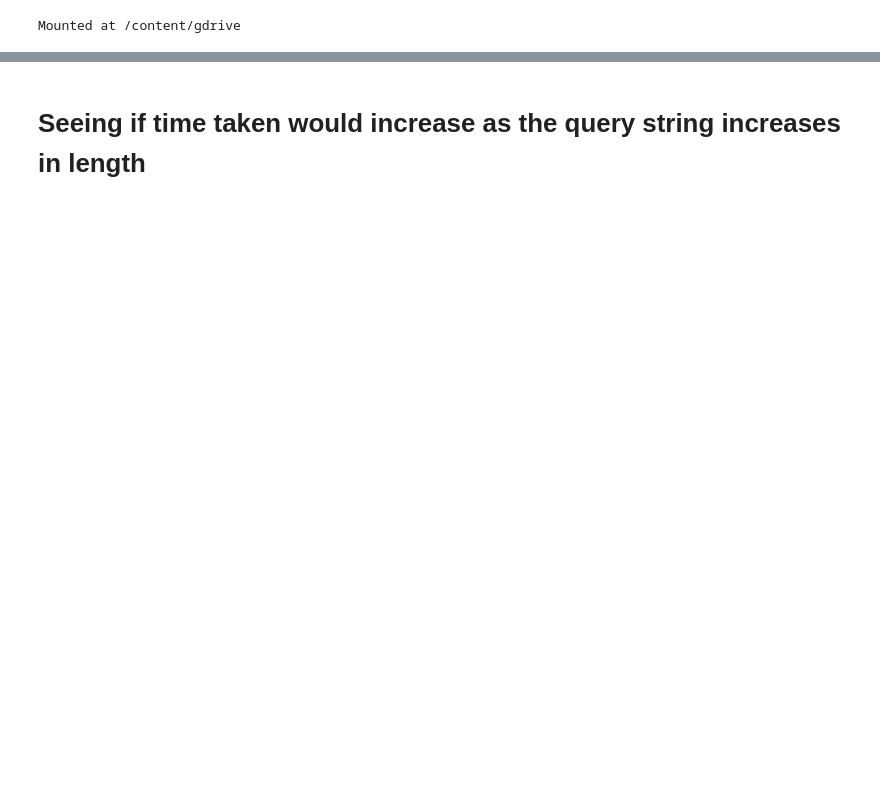
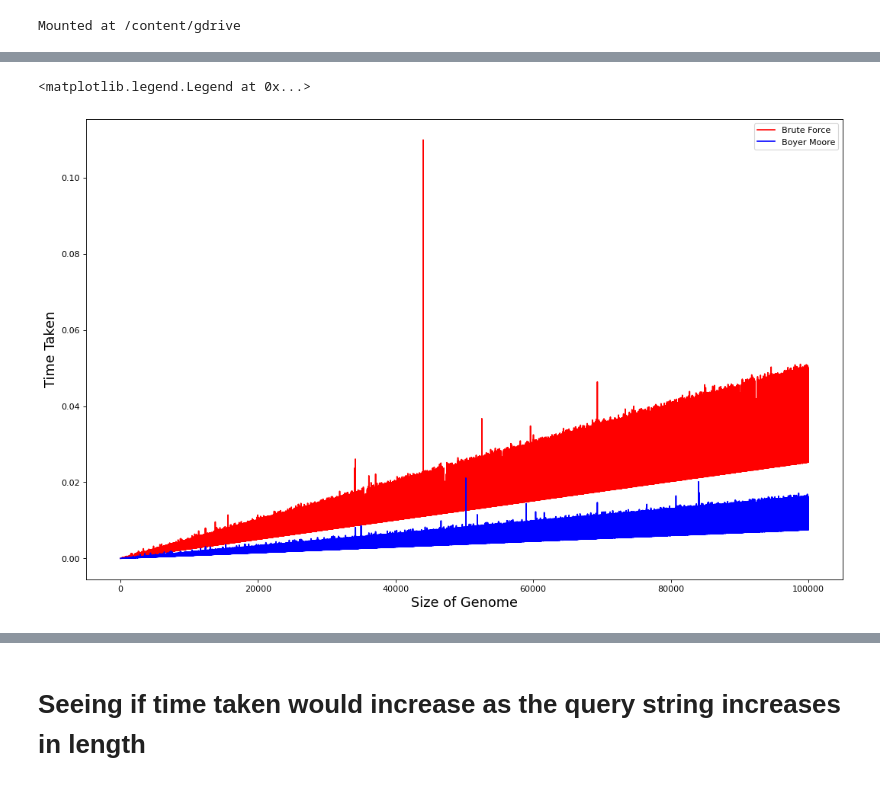
Before and after one commit to jeslynlamxy/dna-sequence-searching, a Jupyter notebook: speed_analysis.ipynb, the cells around one changed output, grey strips where cells are left out. Cells and saved outputs as stored; diff of their text form; code cells hidden in the pictures; blank space fills up the shorter version.

```diff
--- a/speed_analysis.ipynb
+++ b/speed_analysis.ipynb
@@ -53,0 +81,11 @@ test_fixed_query_df = pd.read_csv(test_fixed_query)
+# %%
+# Boyer moore
+plt.figure(figsize=(16, 10), dpi= 80, facecolor='w', edgecolor='k')
+plt.plot(test_fixed_query_df['Genome Size'],  test_fixed_query_df['BF Time'], c='red')
+plt.plot(test_fixed_query_df['Genome Size'], test_fixed_query_df['BM Time'], c='blue')
+plt.xlabel("Size of Genome", fontsize=16)
+plt.ylabel("Time Taken", fontsize=16)
+plt.legend(['Brute Force', 'Boyer Moore'], loc='best', fontsize=10)
+# %% [output]
+<matplotlib.legend.Legend at 0x...>
+[figure, added]
```
Also changed, not shown: parts of 39 cells of this notebook.
